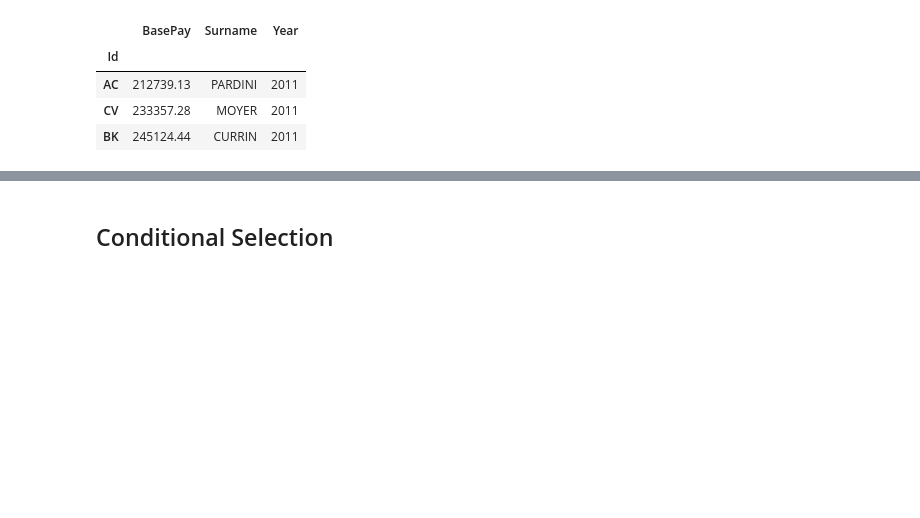
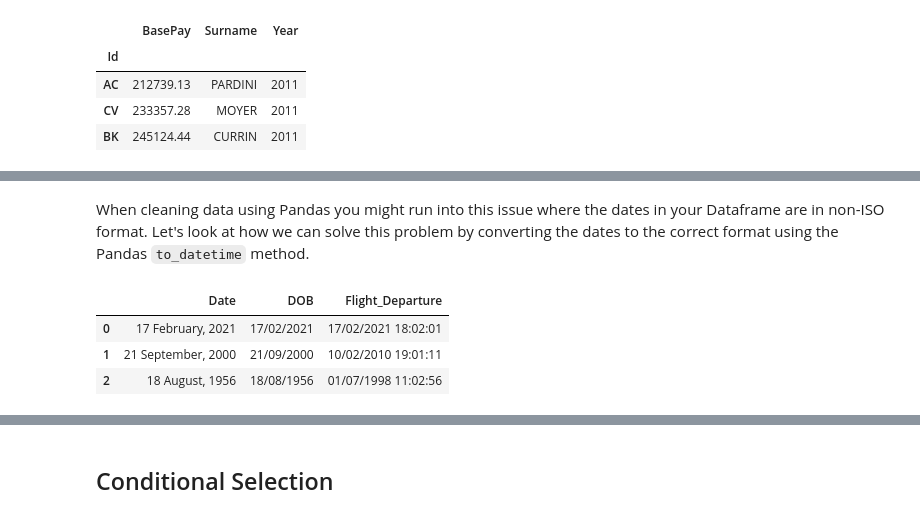
Before and after one commit to life-efficient/Data-Engineering, a Jupyter notebook: 1. Data Formats and Pandas/2. Intro to Pandas/Notebook.ipynb, the cells around one changed output, grey strips where cells are left out. Drawn from its saved outputs; the diff is of its cells as text; code cells hidden in the pictures; blank space fills up the shorter version.

```diff
--- a/1. Data Formats and Pandas/2. Intro to Pandas/Notebook.ipynb
+++ b/1. Data Formats and Pandas/2. Intro to Pandas/Notebook.ipynb
@@ -498,0 +589,16 @@ sf_sal.loc[["AC", "CV", "BK"],["BasePay", "Surname", "Year"]]
+# %% [markdown]
+When cleaning data using Pandas you might run into this issue where the dates in your Dataframe are in non-ISO format. Let's look at how we can solve this problem by converting the dates to the correct format using the Pandas `to_datetime` method.
+# %%
+# Creating our dataframe
+
+data = {"Date" : ["17 February, 2021", "21 September, 2000", "18 August, 1956"],
+        "DOB" : ["17/02/2021", "21/09/2000", "18/08/1956"],
+        "Flight_Departure" : ["17/02/2021 18:02:01", "10/02/2010 19:01:11", "01/07/1998 11:02:56"]}
+
+df = pd.DataFrame(data)
+df
+# %% [output]
+|  | Date | DOB | Flight_Departure |
+| 0 | 17 February, 2021 | 17/02/2021 | 17/02/2021 18:02:01 |
+| 1 | 21 September, 2000 | 21/09/2000 | 10/02/2010 19:01:11 |
+| 2 | 18 August, 1956 | 18/08/1956 | 01/07/1998 11:02:56 |
```
Also changed, not shown: parts of 10 cells of this notebook.
